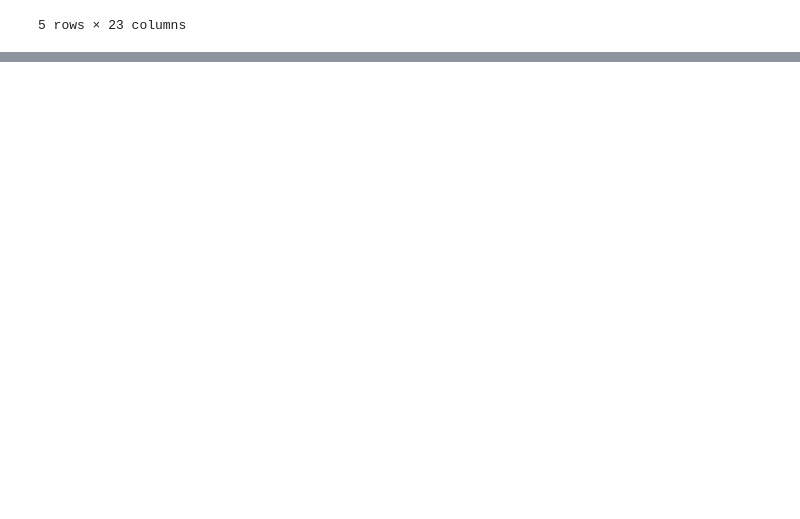
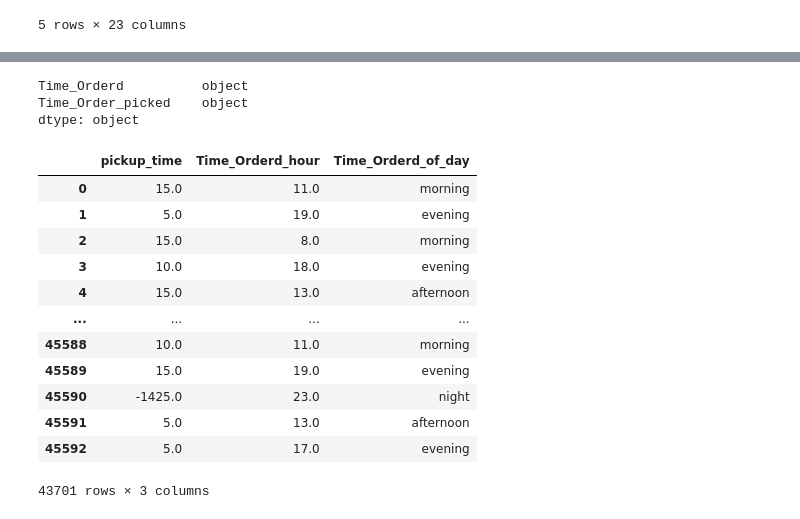
Before and after one commit to rabin20-04/delivery_time_prediction, a Jupyter notebook: delivery_t_pred.ipynb, the cells around one changed output, grey strips where cells are left out. Saved outputs shown, nothing was run; the diff lists cells and outputs as text; code cells hidden in the pictures; blank space fills up the shorter version.

```diff
--- a/delivery_t_pred.ipynb
+++ b/delivery_t_pred.ipynb
@@ -699,0 +707,2 @@ cleaned_df.drop(columns="Order_Date").head()
+# %%
+cleaned_df.drop(columns="year",inplace=True)
@@ -699,0 +741,39 @@ cleaned_df.drop(columns="Order_Date").head()
+# %%
+(time_subset.dtypes)
+# %% [output]
+Time_Orderd          object
+Time_Order_picked    object
+dtype: object
+# %%
+filtered_time=(
+    time_subset.assign(
+        **{
+            col: pd.to_datetime(
+                time_subset[col].replace("NaN", np.NaN), format="mixed")
+            for col in time_subset.columns.tolist()
+        }
+    ).assign(
+        pickup_time=lambda x: (
+            x["Time_Order_picked"] - x["Time_Orderd"]
+        ).dt.total_seconds()
+        / 60,
+        Time_Orderd_hour=lambda x: x["Time_Orderd"].dt.hour,
+        Time_Orderd_of_day=lambda x: extract_time_of_the_day(x["Time_Orderd"])
+    )
+    .drop(columns=["Time_Orderd", "Time_Order_picked"])
+)
+filtered_time
+# %% [output]
+|  | pickup_time | Time_Orderd_hour | Time_Orderd_of_day |
+| 0 | 15.0 | 11.0 | morning |
+| 1 | 5.0 | 19.0 | evening |
+| 2 | 15.0 | 8.0 | morning |
+| 3 | 10.0 | 18.0 | evening |
+| 4 | 15.0 | 13.0 | afternoon |
+| ... | ... | ... | ... |
+| 45588 | 10.0 | 11.0 | morning |
+| 45589 | 15.0 | 19.0 | evening |
+| 45590 | -1425.0 | 23.0 | night |
+| 45591 | 5.0 | 13.0 | afternoon |
+| 45592 | 5.0 | 17.0 | evening |
+43701 rows × 3 columns
```
Also changed, not shown: parts of 13 cells of this notebook.
